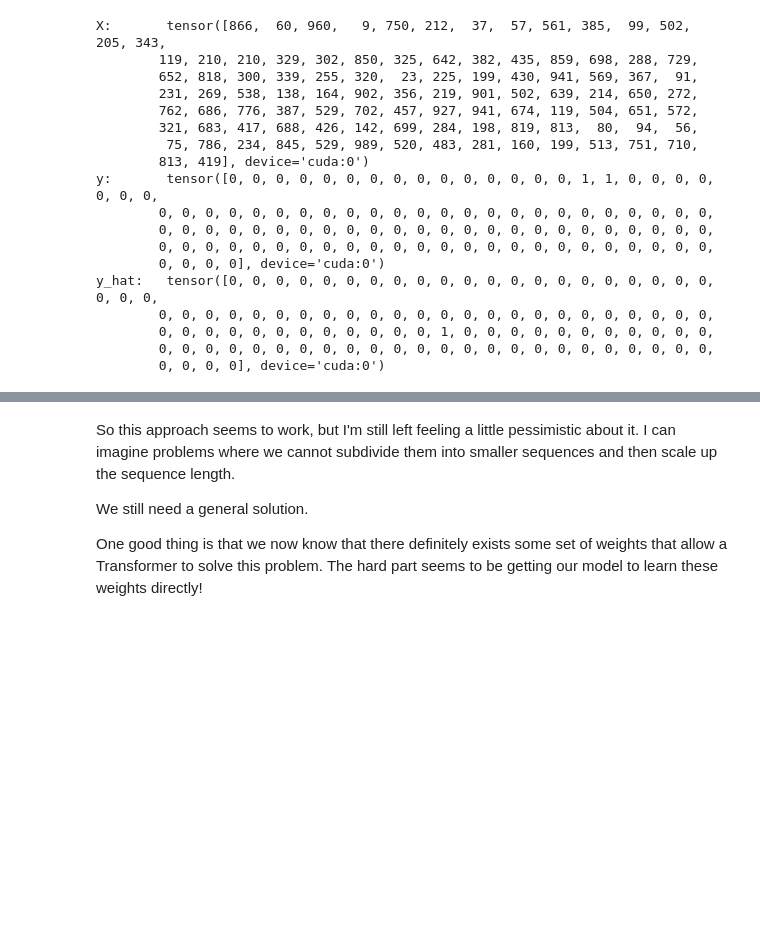
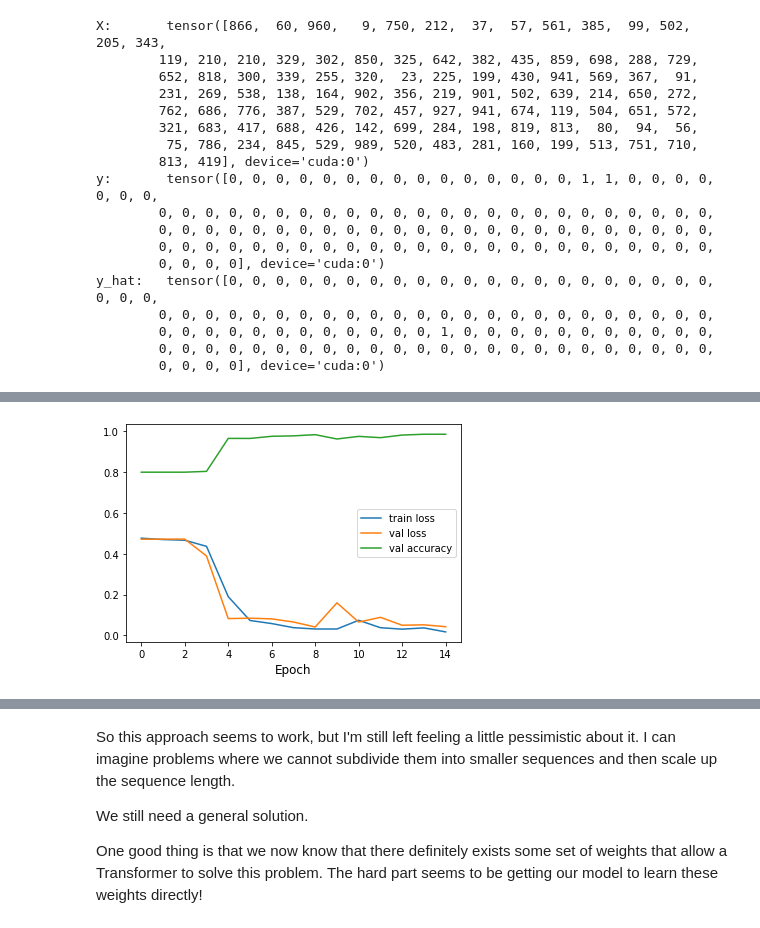
Before and after one commit to JoshVarty/bio-experiments, a Jupyter notebook: 01_Pairs_Of_Adjacent_Duplicates.ipynb, the cells around one changed output, grey strips where cells are left out. Cells and saved outputs as stored; diff of their text form; code cells hidden in the pictures; blank space fills up the shorter version.

```diff
--- a/01_Pairs_Of_Adjacent_Duplicates.ipynb
+++ b/01_Pairs_Of_Adjacent_Duplicates.ipynb
@@ -495,5 +495,5 @@ model = model.cuda()
 optimizer = RAdam(model.parameters(), lr=LR)
 loss_fn = torch.nn.CrossEntropyLoss()
 # %%
-trn_loss, val_loss, val_acc = train(model, train_dl, valid_dl, loss_fn, optimizer, num_epochs=10, print_every=100)
+trn_loss, val_loss, val_acc = train(model, train_dl, valid_dl, loss_fn, optimizer, num_epochs=15, print_every=100)
 # %% [output]
@@ -517,2 +517,6 @@ Epoch:   9                      Valid Accuracy   0.9785363
+# %%
+plot_losses(trn_loss, val_loss, val_acc)
+# %% [output]
+[figure, added]
 # %%
 # longer sequence
```
Also changed, not shown: parts of 10 cells of this notebook, 3 other files.
